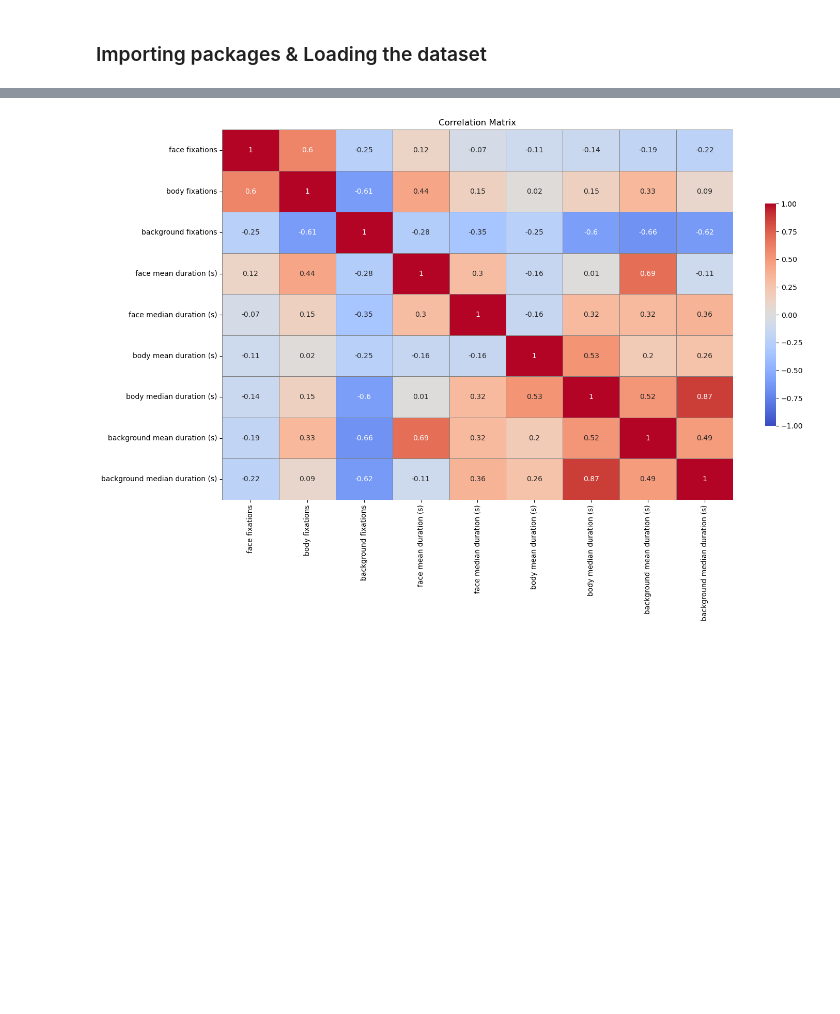
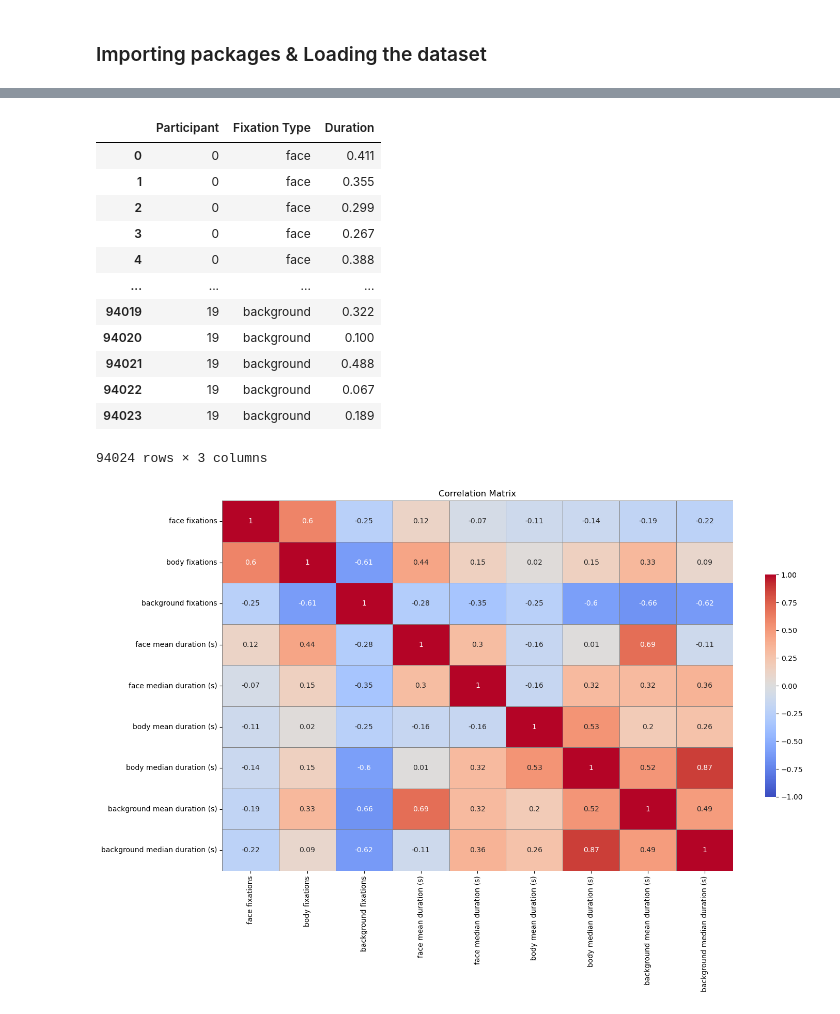
Before and after one commit to aliabugaga/Master-Thesis-Zaidan, a Jupyter notebook: VR data fixation analysis.ipynb, the cells around one changed output, grey strips where cells are left out. Saved outputs shown, nothing was run; the diff lists cells and outputs as text; code cells hidden in the pictures; blank space fills up the shorter version.

```diff
--- a/VR data fixation analysis.ipynb
+++ b/VR data fixation analysis.ipynb
@@ -123,4 +116,20 @@ fixation_analysis_df
 | 16 | 17 | 55 | 624 | 3629 | 4308 | ... |
 | 17 | 18 | 192 | 572 | 3679 | 4443 | ... |
 | 18 | 19 | 87 | 805 | 3882 | 4774 | ... |
+# %%
+durations_df
+# %% [output]
+|  | Participant | Fixation Type | Duration |
+| 0 | 0 | face | 0.411 |
+| 1 | 0 | face | 0.355 |
+| 2 | 0 | face | 0.299 |
+| 3 | 0 | face | 0.267 |
+| 4 | 0 | face | 0.388 |
+| ... | ... | ... | ... |
+| 94019 | 19 | background | 0.322 |
+| 94020 | 19 | background | 0.100 |
+| 94021 | 19 | background | 0.488 |
+| 94022 | 19 | background | 0.067 |
+| 94023 | 19 | background | 0.189 |
+94024 rows × 3 columns
 # %%
```
Also changed, not shown: parts of 6 cells of this notebook.
